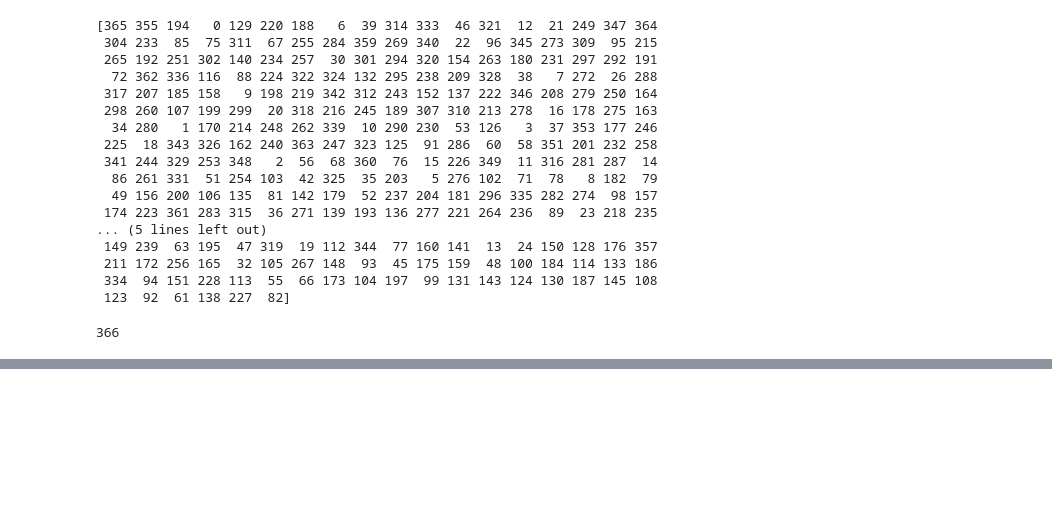
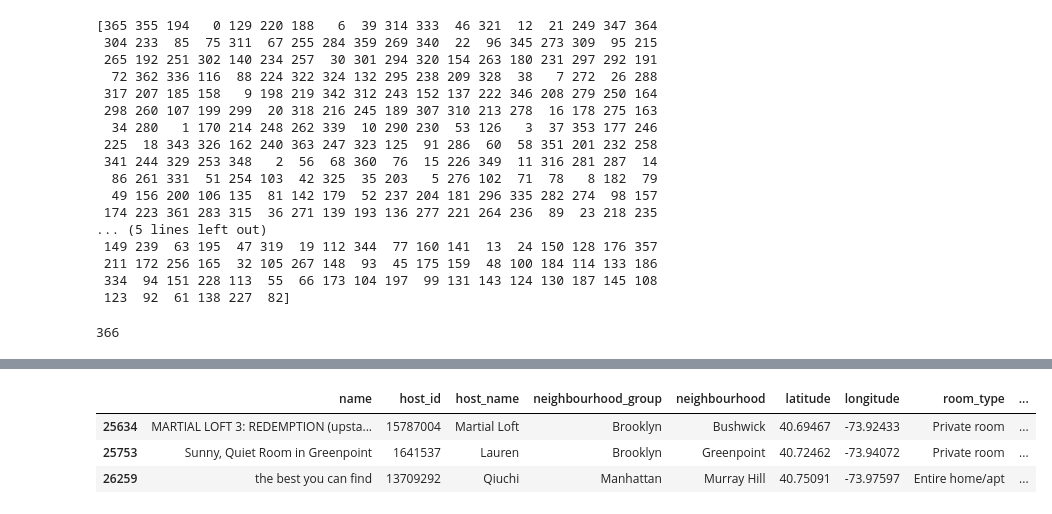
Before and after one commit to tusharrkharkar/project1, a Jupyter notebook: Copy_of_tusharkharkarp1.ipynb, the cells around one changed output, grey strips where cells are left out. Cells and saved outputs as stored; diff of their text form; code cells hidden in the pictures; blank space fills up the shorter version.

```diff
--- a/Copy_of_tusharkharkarp1.ipynb
+++ b/Copy_of_tusharkharkarp1.ipynb
@@ -503,0 +570,8 @@ len(unique_availability_365)
+# %%
+discountinued_listing =data[(data['price']==0) & (data['availability_365']==0)]
+discountinued_listing
+# %% [output]
+|  | name | host_id | host_name | neighbourhood_group | neighbourhood | latitude | longitude | room_type | ... |
+| 25634 | MARTIAL LOFT 3: REDEMPTION (upsta... | 15787004 | Martial Loft | Brooklyn | Bushwick | 40.69467 | -73.92433 | Private room | ... |
+| 25753 | Sunny, Quiet Room in Greenpoint | 1641537 | Lauren | Brooklyn | Greenpoint | 40.72462 | -73.94072 | Private room | ... |
+| 26259 | the best you can find | 13709292 | Qiuchi | Manhattan | Murray Hill | 40.75091 | -73.97597 | Entire home/apt | ... |
```
Also changed, not shown: parts of 15 cells of this notebook.
